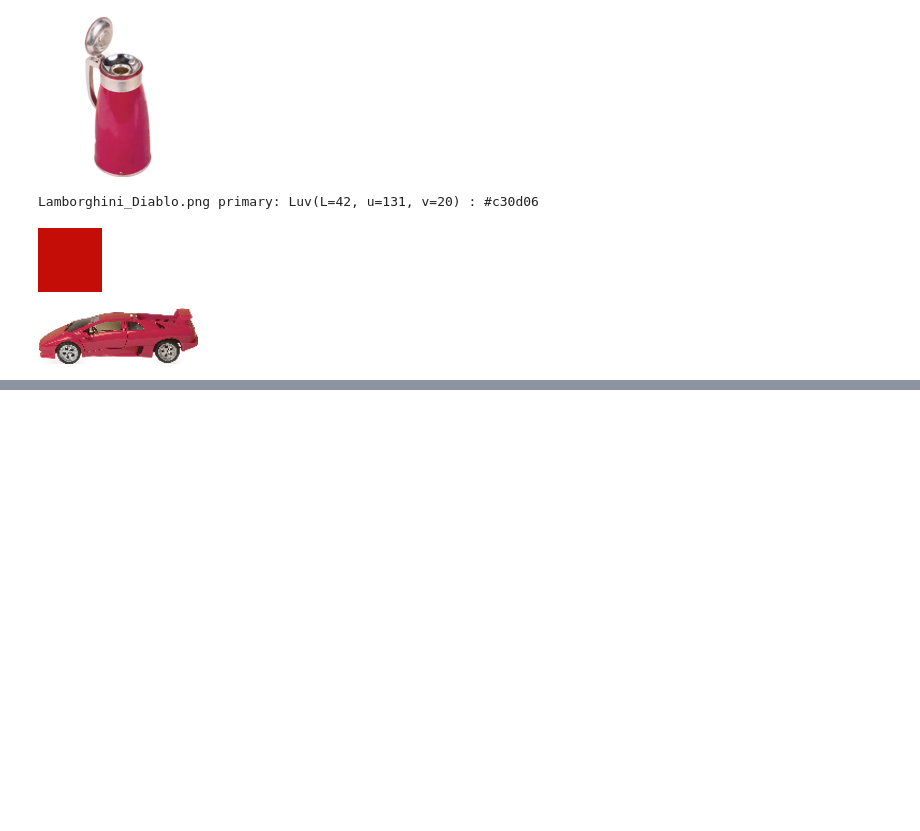
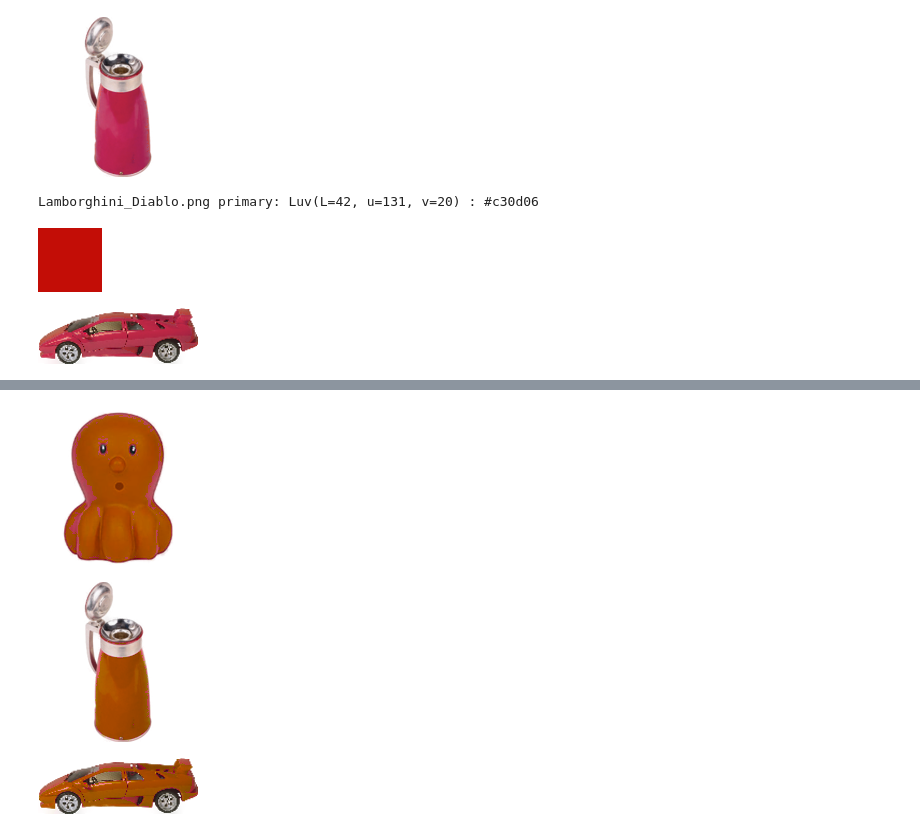
Before and after one commit to jngoetz/MATCH, a Jupyter notebook: example.ipynb, the cells around one changed output, grey strips where cells are left out. Drawn from its saved outputs; the diff is of its cells as text; code cells hidden in the pictures; blank space fills up the shorter version.

```diff
--- a/example.ipynb
+++ b/example.ipynb
@@ -56,0 +75,18 @@ Lamborghini_Diablo.png primary: Luv(L=42, u=131, v=20) : #c30d06
+# %%
+# The same process as `shift_image` above except to the
+# `target_30_uv`
+def shift_image30(path):
+    img = Image.open(path)
+    histo = image_histo(img)
+    smooth = histo.collapse_L().smooth()
+    mtn = smooth.mountains(count=1)[0]
+    shifted = shift_mountain(img, mtn, target_30_uv)[0]
+    return shifted
+
+for p in ["26467443.png", "Ajug158.png", "Lamborghini_Diablo.png"]:
+    shifted = shift_image30(p)
+    display(shifted)
+# %% [output]
+[figure, added]
+[figure, added]
+[figure, added]
```
Also changed, not shown: parts of 5 cells of this notebook.
